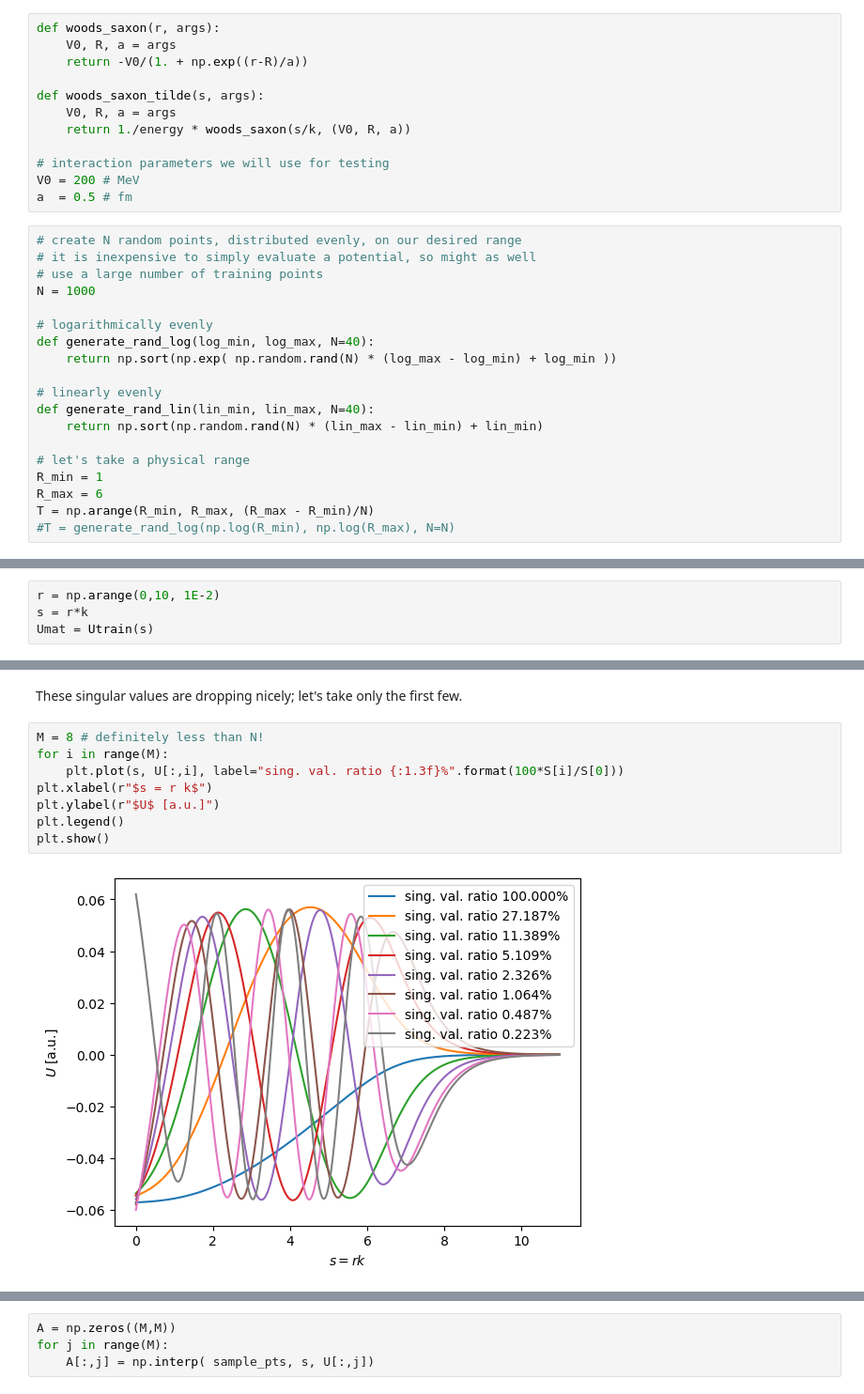
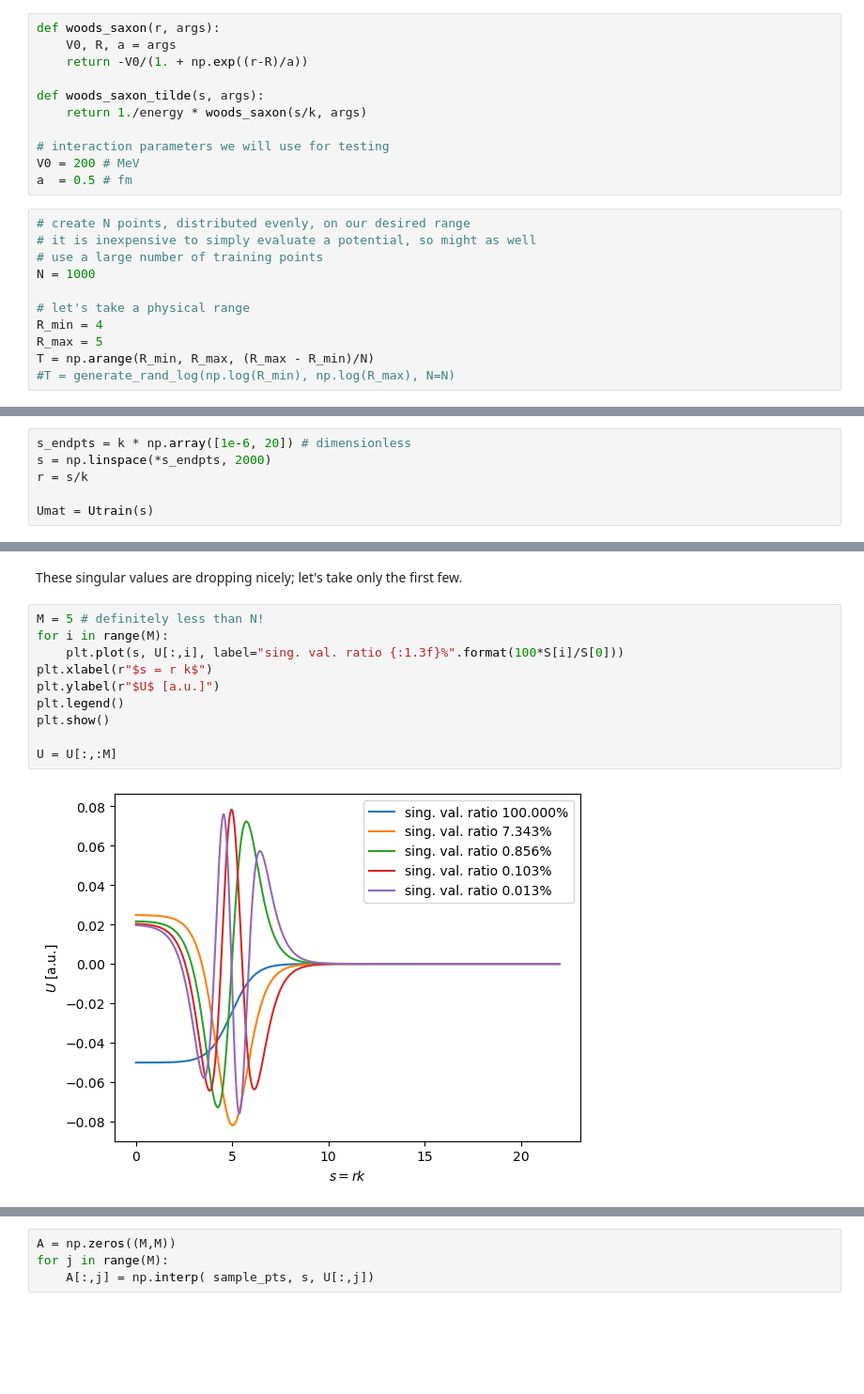
Before and after one commit to ascsn/nuclear-dimensionality-reduction-book, a Jupyter notebook: nuclear-rbm/scattering/eim.ipynb, the cells around one changed output, grey strips where cells are left out. Shown at 94% size. Drawn from its saved outputs; the diff is of its cells as text; blank space fills up the shorter version.

```diff
--- a/nuclear-rbm/scattering/eim.ipynb
+++ b/nuclear-rbm/scattering/eim.ipynb
@@ -49,29 +49,20 @@ def woods_saxon(r, args):
     return -V0/(1. + np.exp((r-R)/a))
 
 def woods_saxon_tilde(s, args):
-    V0, R, a = args
-    return 1./energy * woods_saxon(s/k, (V0, R, a))
+    return 1./energy * woods_saxon(s/k, args)
 
 # interaction parameters we will use for testing
 V0 = 200 # MeV
 a  = 0.5 # fm
 # %%
-# create N random points, distributed evenly, on our desired range
+# create N points, distributed evenly, on our desired range
 # it is inexpensive to simply evaluate a potential, so might as well
 # use a large number of training points
 N = 1000
 
-# logarithmically evenly
-def generate_rand_log(log_min, log_max, N=40):
-    return np.sort(np.exp( np.random.rand(N) * (log_max - log_min) + log_min ))
-
-# linearly evenly
-def generate_rand_lin(lin_min, lin_max, N=40):
-    return np.sort(np.random.rand(N) * (lin_max - lin_min) + lin_min)
-
 # let's take a physical range
-R_min = 1
-R_max = 6
+R_min = 4
+R_max = 5
 T = np.arange(R_min, R_max, (R_max - R_min)/N)
 #T = generate_rand_log(np.log(R_min), np.log(R_max), N=N)
 # %%
@@ -86,8 +76,10 @@ def Utrain(s):
     SS = tmp.T + s
     return np.array([ woods_saxon_tilde(SS.T, (V0, TT, a)) ])[0].T
 # %%
-r = np.arange(0,10, 1E-2)
-s = r*k
+s_endpts = k * np.array([1e-6, 20]) # dimensionless
+s = np.linspace(*s_endpts, 2000)
+r = s/k
+
 Umat = Utrain(s)
 # %%
 for i in range(N):
@@ -112,13 +103,15 @@ plt.show()
 # %% [markdown]
 These singular values are dropping nicely; let's take only the first few.
 # %%
-M = 8 # definitely less than N!
+M = 5 # definitely less than N!
 for i in range(M):
     plt.plot(s, U[:,i], label="sing. val. ratio {:1.3f}%".format(100*S[i]/S[0]))
 plt.xlabel(r"$s = r k$")
 plt.ylabel(r"$U$ [a.u.]")
 plt.legend()
 plt.show()
+
+U = U[:,:M]
 # %% [output]
-[figure, old version]
+[figure, new version]
 # %% [markdown]
```
Also changed, not shown: parts of 34 cells of this notebook.
